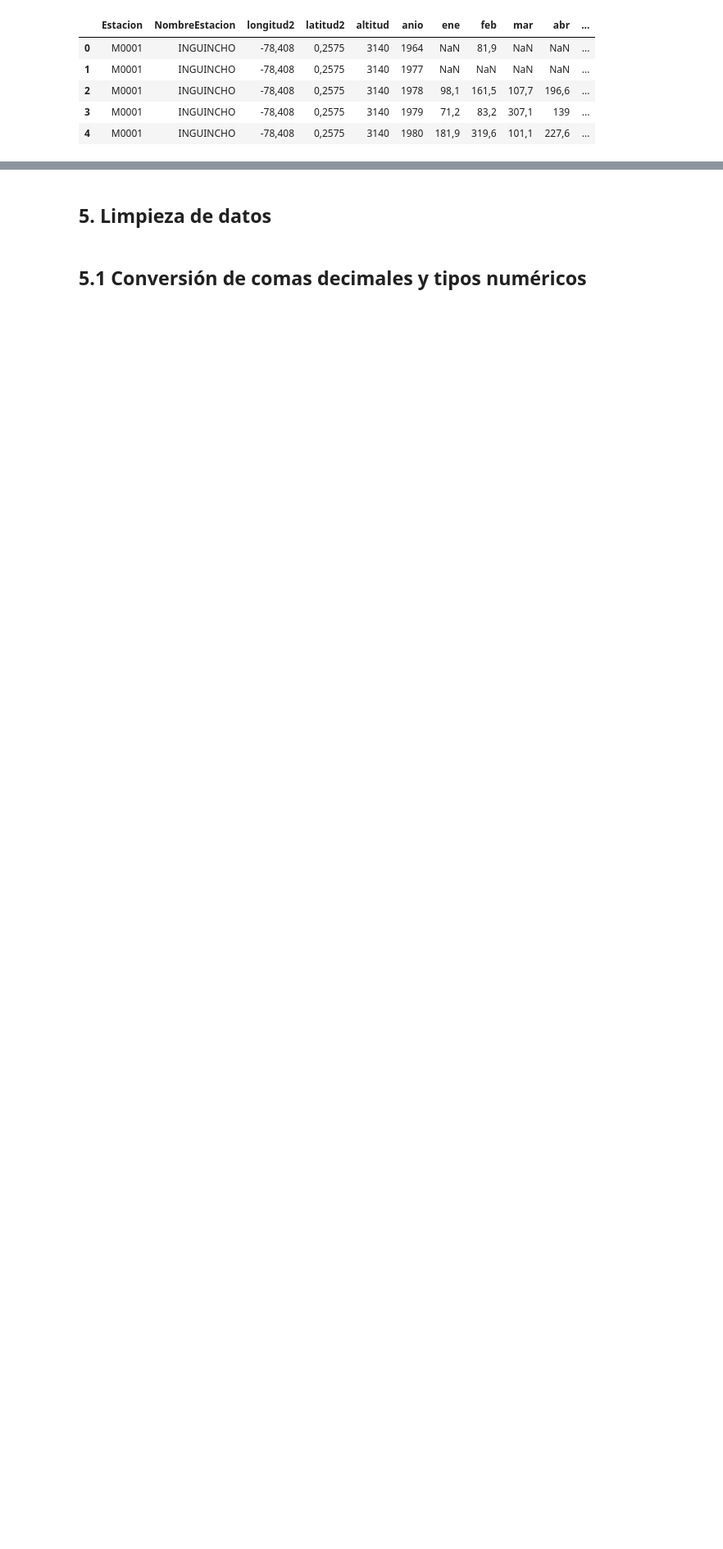
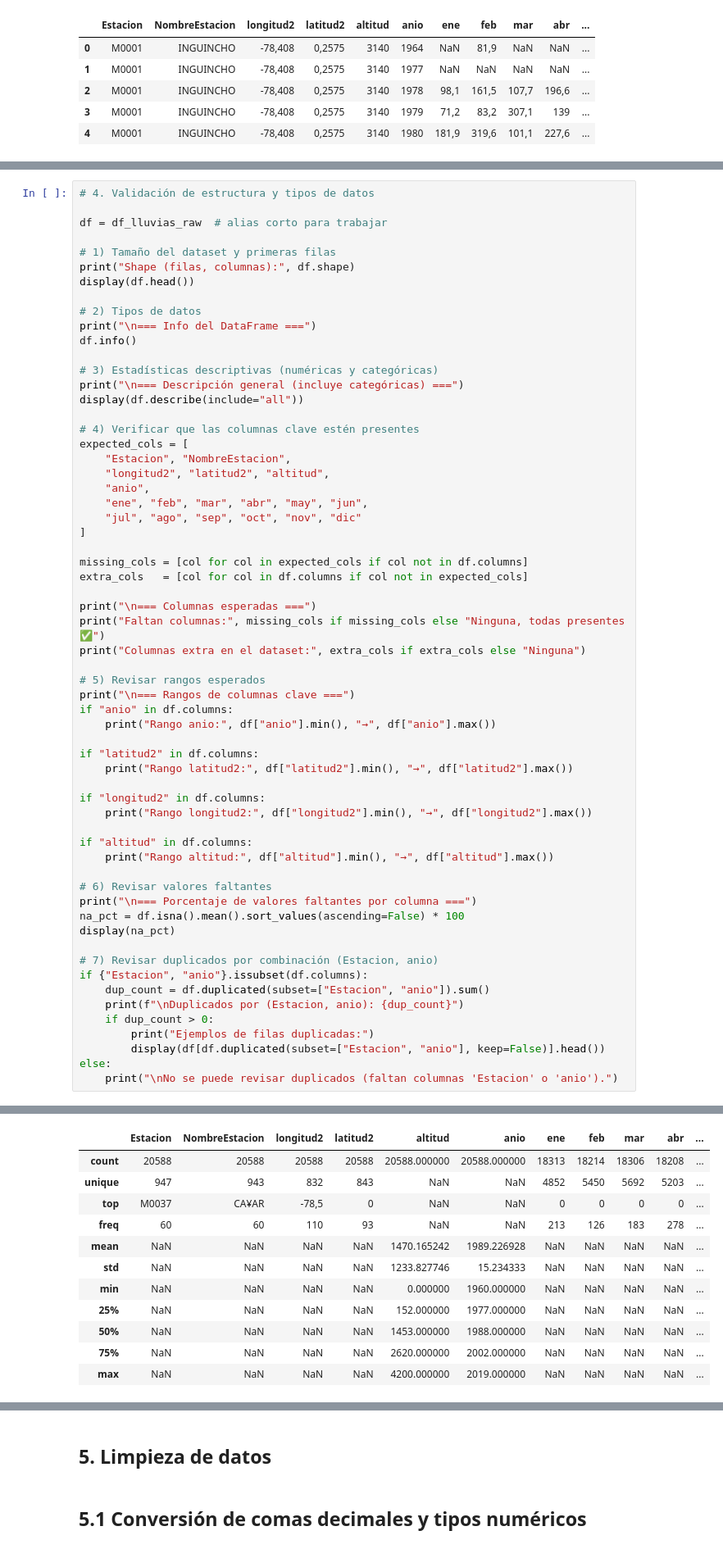
Before and after one commit to nunsongi/quito-risk-mapping-python, a Jupyter notebook: 02_lluvias_quito_inamhi_etl.ipynb, the cells around one changed output, grey strips where cells are left out. Shown at 82% size. Cells and saved outputs as stored; diff of their text form; blank space fills up the shorter version.

Commit message:
feat: add data validation for rainfall dataset

```diff
--- a/02_lluvias_quito_inamhi_etl.ipynb
+++ b/02_lluvias_quito_inamhi_etl.ipynb
@@ -59,0 +68,62 @@ df_lluvias_raw.head()
+# %%
+# 4. Validación de estructura y tipos de datos
+
+df = df_lluvias_raw  # alias corto para trabajar
+
+# 1) Tamaño del dataset y primeras filas
+print("Shape (filas, columnas):", df.shape)
+display(df.head())
+
+# 2) Tipos de datos
+print("\n=== Info del DataFrame ===")
+df.info()
+
+# 3) Estadísticas descriptivas (numéricas y categóricas)
+print("\n=== Descripción general (incluye categóricas) ===")
+display(df.describe(include="all"))
+
+# 4) Verificar que las columnas clave estén presentes
+expected_cols = [
+    "Estacion", "NombreEstacion",
+    "longitud2", "latitud2", "altitud",
+    "anio",
+    "ene", "feb", "mar", "abr", "may", "jun",
+    "jul", "ago", "sep", "oct", "nov", "dic"
+]
+
+missing_cols = [col for col in expected_cols if col not in df.columns]
+extra_cols   = [col for col in df.columns if col not in expected_cols]
+
+print("\n=== Columnas esperadas ===")
+print("Faltan columnas:", missing_cols if missing_cols else "Ninguna, todas presentes ✅")
+print("Columnas extra en el dataset:", extra_cols if extra_cols else "Ninguna")
+
+# 5) Revisar rangos esperados
+print("\n=== Rangos de columnas clave ===")
+if "anio" in df.columns:
+    print("Rango anio:", df["anio"].min(), "→", df["anio"].max())
+
+if "latitud2" in df.columns:
+    print("Rango latitud2:", df["latitud2"].min(), "→", df["latitud2"].max())
+
+if "longitud2" in df.columns:
+    print("Rango longitud2:", df["longitud2"].min(), "→", df["longitud2"].max())
+
+if "altitud" in df.columns:
+    print("Rango altitud:", df["altitud"].min(), "→", df["altitud"].max())
+
+# 6) Revisar valores faltantes
+print("\n=== Porcentaje de valores faltantes por columna ===")
+na_pct = df.isna().mean().sort_values(ascending=False) * 100
+display(na_pct)
+
+# 7) Revisar duplicados por combinación (Estacion, anio)
+if {"Estacion", "anio"}.issubset(df.columns):
+    dup_count = df.duplicated(subset=["Estacion", "anio"]).sum()
+    print(f"\nDuplicados por (Estacion, anio): {dup_count}")
+    if dup_count > 0:
+        print("Ejemplos de filas duplicadas:")
+        display(df[df.duplicated(subset=["Estacion", "anio"], keep=False)].head())
+else:
+    print("\nNo se puede revisar duplicados (faltan columnas 'Estacion' o 'anio').")
+# %% [output]
@@ -59,0 +154,12 @@ df_lluvias_raw.head()
+|  | Estacion | NombreEstacion | longitud2 | latitud2 | altitud | anio | ene | feb | mar | abr | ... |
+| count | 20588 | 20588 | 20588 | 20588 | 20588.000000 | 20588.000000 | 18313 | 18214 | 18306 | 18208 | ... |
+| unique | 947 | 943 | 832 | 843 | NaN | NaN | 4852 | 5450 | 5692 | 5203 | ... |
+| top | M0037 | CA¥AR | -78,5 | 0 | NaN | NaN | 0 | 0 | 0 | 0 | ... |
+| freq | 60 | 60 | 110 | 93 | NaN | NaN | 213 | 126 | 183 | 278 | ... |
+| mean | NaN | NaN | NaN | NaN | 1470.165242 | 1989.226928 | NaN | NaN | NaN | NaN | ... |
+| std | NaN | NaN | NaN | NaN | 1233.827746 | 15.234333 | NaN | NaN | NaN | NaN | ... |
+| min | NaN | NaN | NaN | NaN | 0.000000 | 1960.000000 | NaN | NaN | NaN | NaN | ... |
+| 25% | NaN | NaN | NaN | NaN | 152.000000 | 1977.000000 | NaN | NaN | NaN | NaN | ... |
+| 50% | NaN | NaN | NaN | NaN | 1453.000000 | 1988.000000 | NaN | NaN | NaN | NaN | ... |
+| 75% | NaN | NaN | NaN | NaN | 2620.000000 | 2002.000000 | NaN | NaN | NaN | NaN | ... |
+| max | NaN | NaN | NaN | NaN | 4200.000000 | 2019.000000 | NaN | NaN | NaN | NaN | ... |
```
Also changed, not shown: parts of 3 cells of this notebook.
